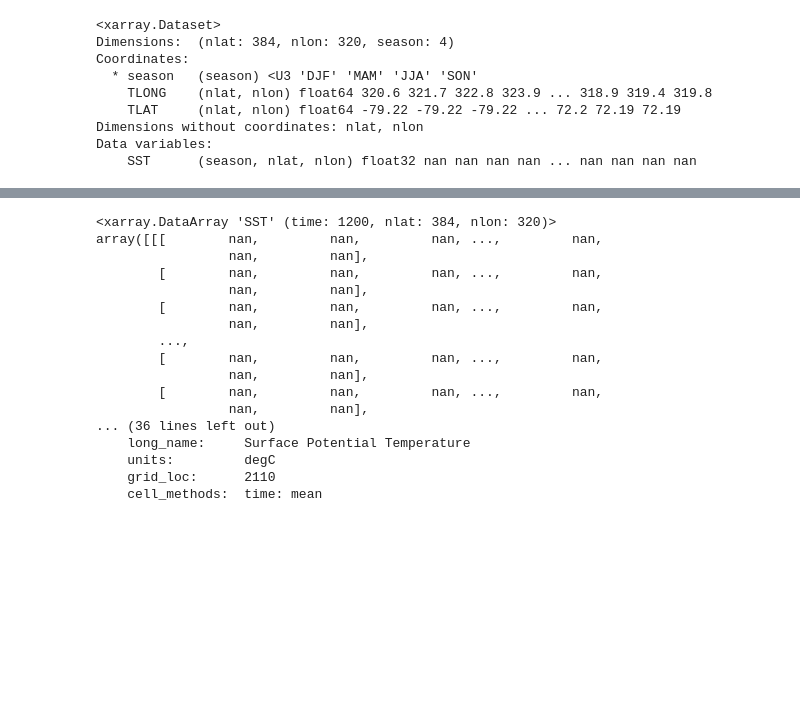
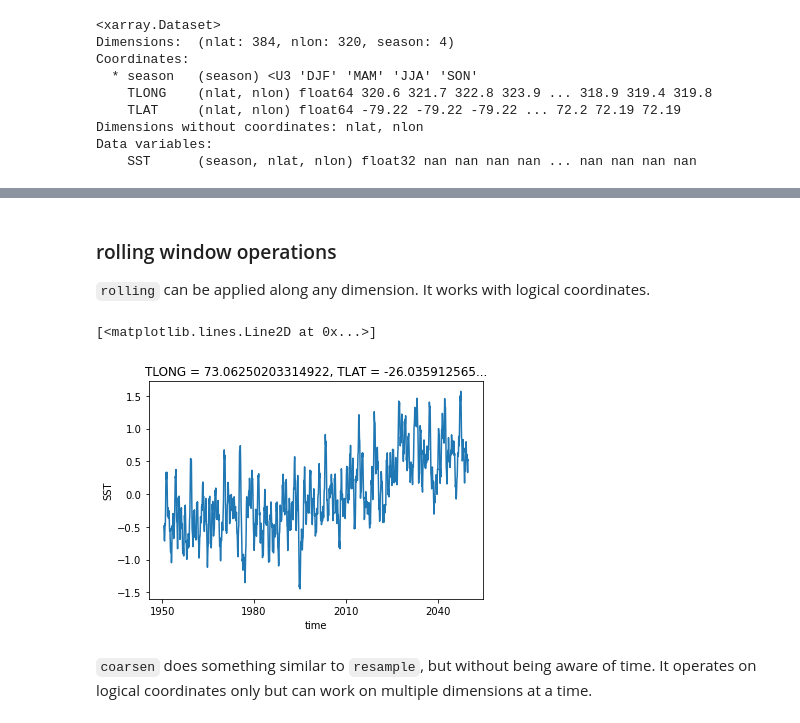
Before and after one commit to abishekg7/intro_xarray_dask, a Jupyter notebook: notebooks/3_xarray_operators.ipynb, the cells around one changed output, grey strips where cells are left out. Cells and saved outputs as stored; diff of their text form; code cells hidden in the pictures; blank space fills up the shorter version.

```diff
--- a/notebooks/3_xarray_operators.ipynb
+++ b/notebooks/3_xarray_operators.ipynb
@@ -98,21 +114,14 @@ Dimensions without coordinates: nlat, nlon
+# %% [markdown]
+### rolling window operations
+`rolling` can be applied along any dimension. It works with logical coordinates.
 # %%
 # A rolling mean with a window size of 7
-ds.SST.rolling(time=7).mean()
+roll_sst_anom=sst_anom.rolling(time=7).mean()
+roll_sst_anom.SST.isel(nlat=100,nlon=100).plot()
 # %% [output]
-<xarray.DataArray 'SST' (time: 1200, nlat: 384, nlon: 320)>
-array([[[        nan,         nan,         nan, ...,         nan,
-                 nan,         nan],
-        [        nan,         nan,         nan, ...,         nan,
-                 nan,         nan],
-        [        nan,         nan,         nan, ...,         nan,
-                 nan,         nan],
-        ...,
-        [        nan,         nan,         nan, ...,         nan,
-                 nan,         nan],
-        [        nan,         nan,         nan, ...,         nan,
-                 nan,         nan],
-... (36 lines left out)
-    long_name:     Surface Potential Temperature
-    units:         degC
-    grid_loc:      2110
-    cell_methods:  time: mean
+[<matplotlib.lines.Line2D at 0x...>]
+[figure, added]
+# %% [markdown]
+`coarsen` does something similar to `resample`, but without being aware of time.
+It operates on logical coordinates only but can work on multiple dimensions at a
+time.
```
Also changed, not shown: parts of 10 cells of this notebook, 6 other files.
